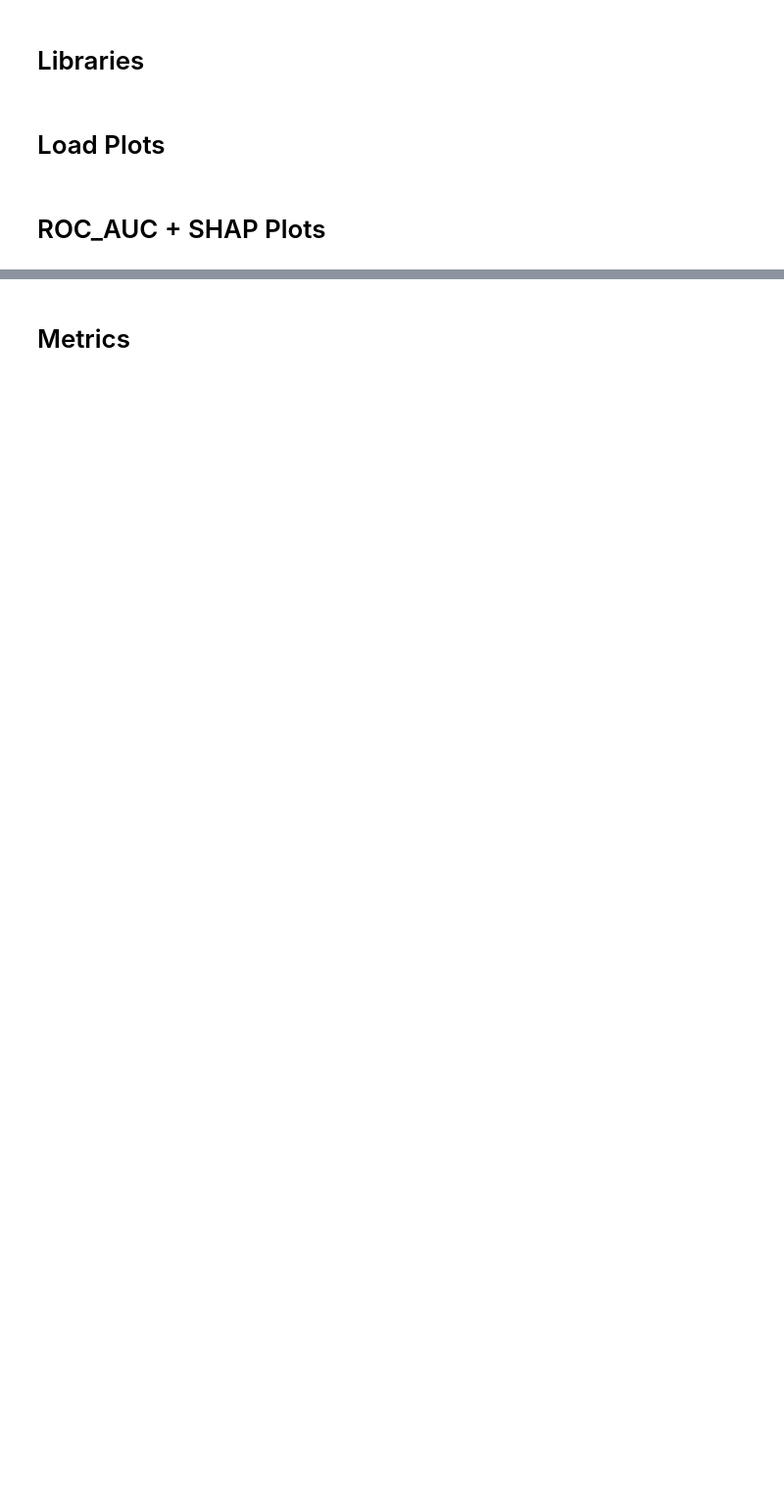
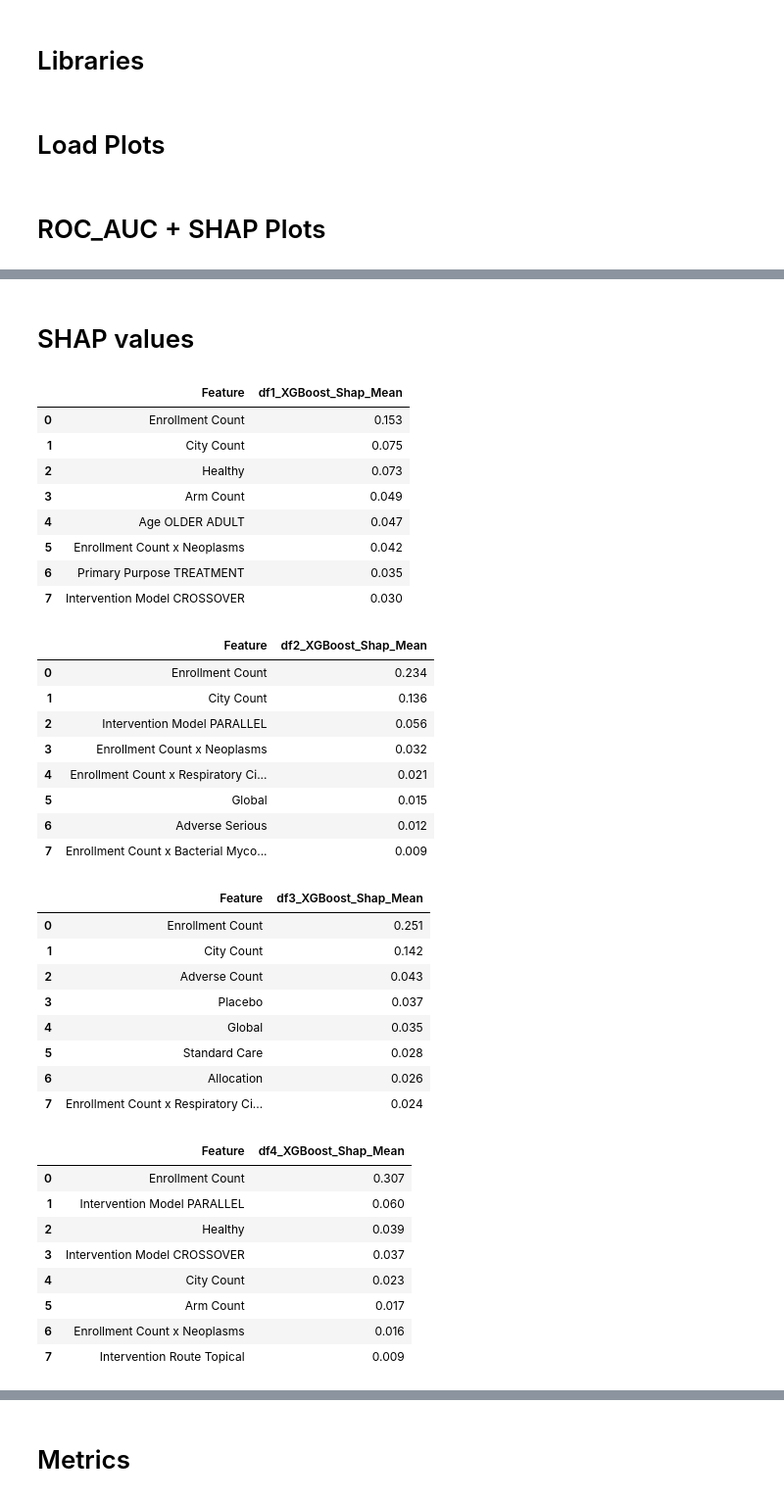
Before and after one commit to AndreouEugenia/Thesis, a Jupyter notebook: 6.Thesis_Results.ipynb, the cells around one changed output, grey strips where cells are left out. Shown at 98% size. Saved outputs shown, nothing was run; the diff lists cells and outputs as text; code cells hidden in the pictures; blank space fills up the shorter version.

```diff
--- a/6.Thesis_Results.ipynb
+++ b/6.Thesis_Results.ipynb
@@ -79,0 +137,41 @@ fun_fig_com(roc4, xgb_shap4, 4)
+# %% [markdown]
+# SHAP values
+# %%
+display(xgb_values1, lgb_values2, xgb_values3, lgb_values4)
+# %% [output]
+|  | Feature | df1_XGBoost_Shap_Mean |
+| 0 | Enrollment Count | 0.153 |
+| 1 | City Count | 0.075 |
+| 2 | Healthy | 0.073 |
+| 3 | Arm Count | 0.049 |
+| 4 | Age OLDER ADULT | 0.047 |
+| 5 | Enrollment Count x Neoplasms | 0.042 |
+| 6 | Primary Purpose TREATMENT | 0.035 |
+| 7 | Intervention Model CROSSOVER | 0.030 |
+|  | Feature | df2_XGBoost_Shap_Mean |
+| 0 | Enrollment Count | 0.234 |
+| 1 | City Count | 0.136 |
+| 2 | Intervention Model PARALLEL | 0.056 |
+| 3 | Enrollment Count x Neoplasms | 0.032 |
+| 4 | Enrollment Count x Respiratory Ci... | 0.021 |
+| 5 | Global | 0.015 |
+| 6 | Adverse Serious | 0.012 |
+| 7 | Enrollment Count x Bacterial Myco... | 0.009 |
+|  | Feature | df3_XGBoost_Shap_Mean |
+| 0 | Enrollment Count | 0.251 |
+| 1 | City Count | 0.142 |
+| 2 | Adverse Count | 0.043 |
+| 3 | Placebo | 0.037 |
+| 4 | Global | 0.035 |
+| 5 | Standard Care | 0.028 |
+| 6 | Allocation | 0.026 |
+| 7 | Enrollment Count x Respiratory Ci... | 0.024 |
+|  | Feature | df4_XGBoost_Shap_Mean |
+| 0 | Enrollment Count | 0.307 |
+| 1 | Intervention Model PARALLEL | 0.060 |
+| 2 | Healthy | 0.039 |
+| 3 | Intervention Model CROSSOVER | 0.037 |
+| 4 | City Count | 0.023 |
+| 5 | Arm Count | 0.017 |
+| 6 | Enrollment Count x Neoplasms | 0.016 |
+| 7 | Intervention Route Topical | 0.009 |
```
Also changed, not shown: parts of 9 cells of this notebook, 19 other files.
